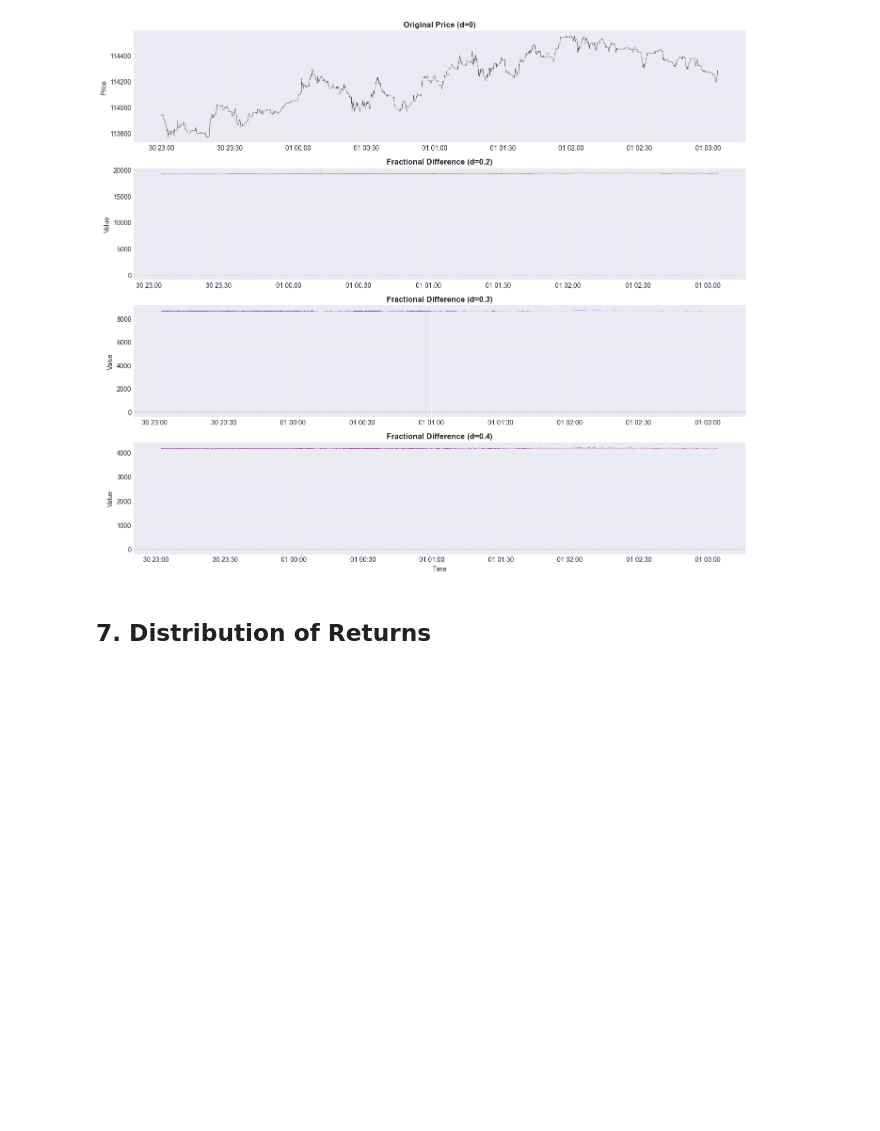
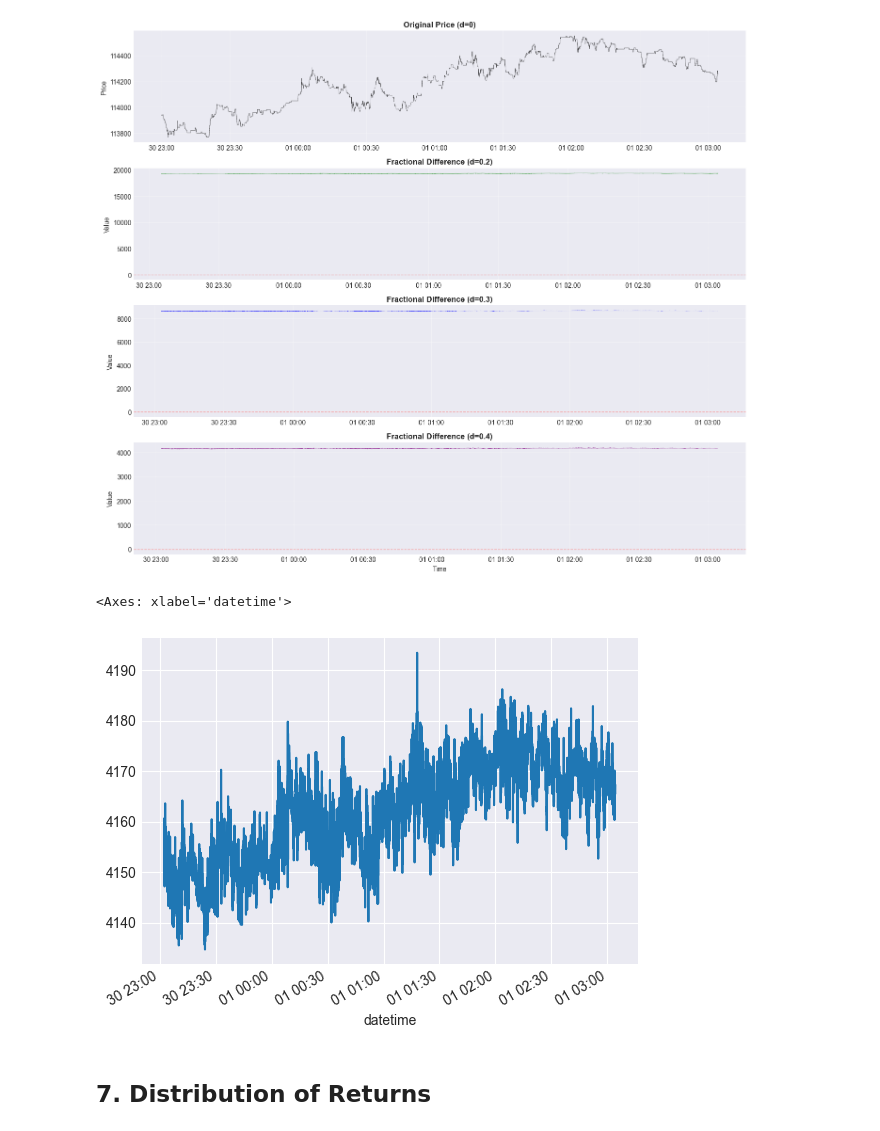
Before and after one commit to dali1981/crypto-data-ingestion, a Jupyter notebook: examples/data_analysis.ipynb, the cells around one changed output. Cells and saved outputs as stored; diff of their text form; code cells hidden in the pictures; blank space fills up the shorter version.

```diff
--- a/examples/data_analysis.ipynb
+++ b/examples/data_analysis.ipynb
@@ -175,6 +203,11 @@ plt.tight_layout()
 plt.show()
 # %% [output]
 [figure]
+# %%
+frac_diffs[0.4].plot()
+# %% [output]
+<Axes: xlabel='datetime'>
+[figure, added]
 # %% [markdown]
 ## 7. Distribution of Returns
 # %%
```
Also changed, not shown: parts of 4 cells of this notebook, 6 other files.
